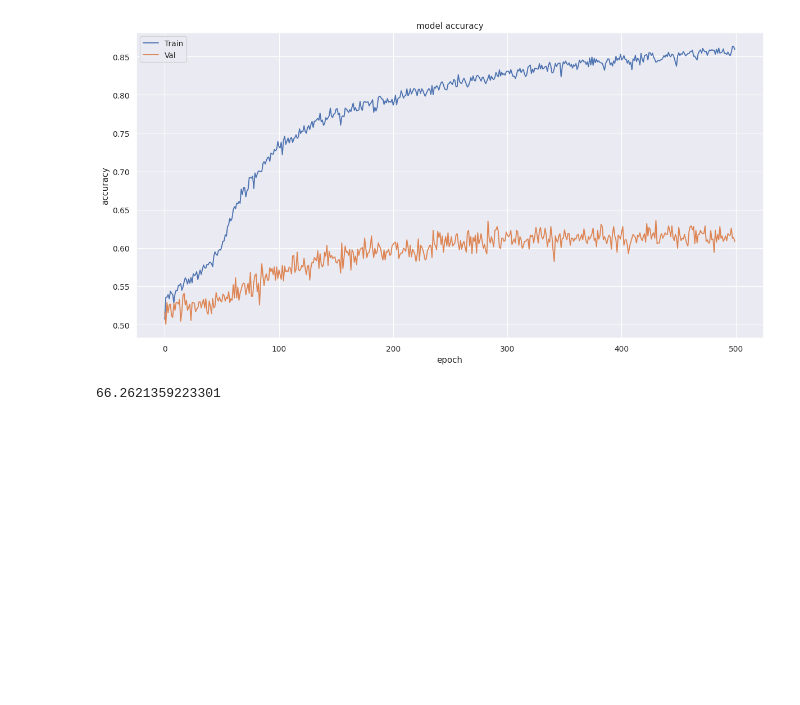
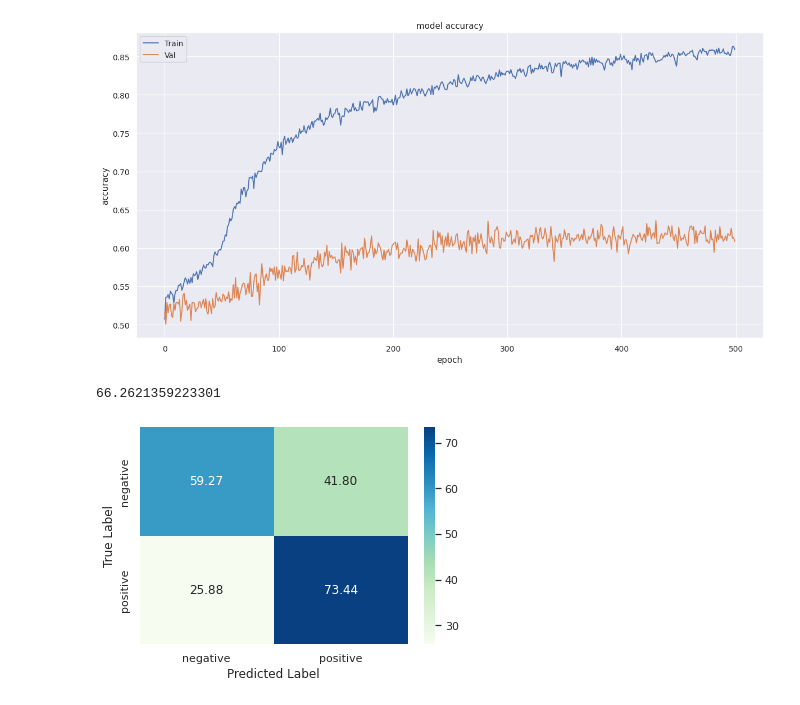
Before and after one commit to thebestxziibook/BDM, a Jupyter notebook: bdm-hw-week-9-612110234-sitthikorn.ipynb, the cells around one changed output. Saved outputs shown, nothing was run; the diff lists cells and outputs as text; code cells hidden in the pictures; blank space fills up the shorter version.

```diff
--- a/bdm-hw-week-9-612110234-sitthikorn.ipynb
+++ b/bdm-hw-week-9-612110234-sitthikorn.ipynb
@@ -598,3 +598,16 @@ y_predict = np.array([i[0] for i in y_predict.tolist()])
 sum(y_predict == y_test)/len(y_test)*100
 # %% [output]
 66.2621359223301
+# %%
+from sklearn.metrics import confusion_matrix
+import matplotlib.pyplot as plt
+import seaborn as sns
+target_names = ['negative', 'positive']
+C = confusion_matrix(y_test,y_predict)
+C = C / C.astype(np.float).sum(axis=1)*100
+sns.heatmap(C, annot=True, fmt=".2f",cmap="GnBu",xticklabels=target_names, yticklabels=target_names)
+plt.ylabel("True Label")
+plt.xlabel("Predicted Label")
+plt.show()
+# %% [output]
+[figure, added]
```
